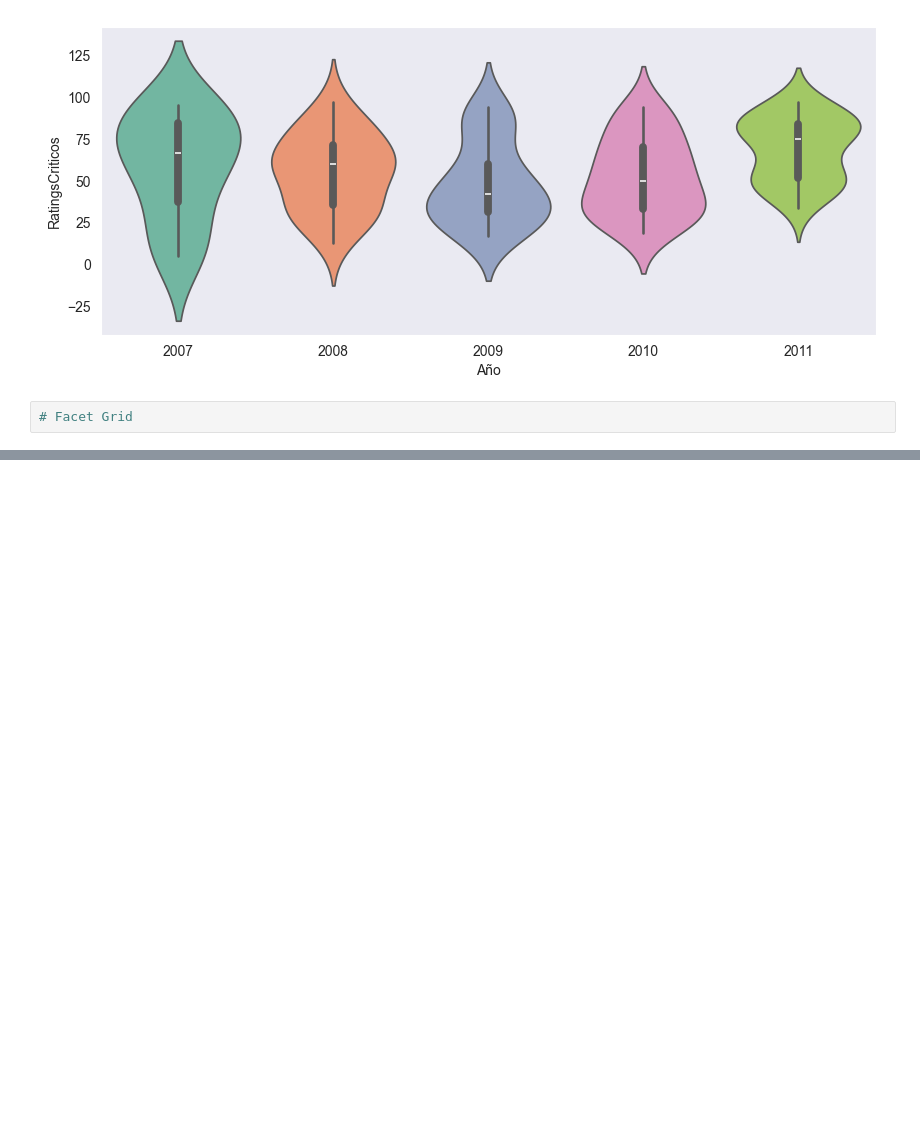
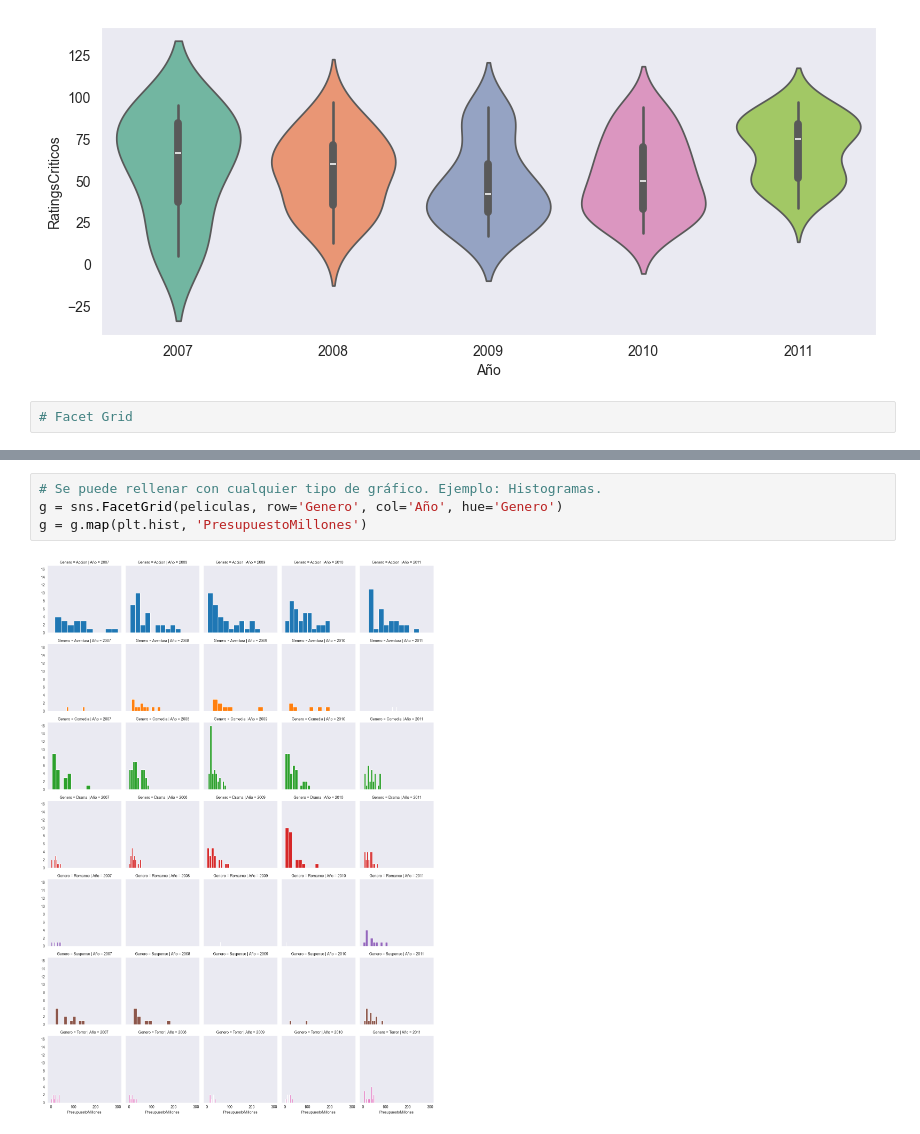
Before and after one commit to Marru73/Ejercicios-Python, a Jupyter notebook: CERTIFICADO IBM/Data_Science.ipynb, the cells around one changed output, grey strips where cells are left out. Saved outputs shown, nothing was run; the diff lists cells and outputs as text; blank space fills up the shorter version.

```diff
--- a/CERTIFICADO IBM/Data_Science.ipynb
+++ b/CERTIFICADO IBM/Data_Science.ipynb
@@ -953,0 +955,6 @@ g = sns.FacetGrid(peliculas, row='Genero', col='Año', hue='Genero')
+# %%
+# Se puede rellenar con cualquier tipo de gráfico. Ejemplo: Histogramas.
+g = sns.FacetGrid(peliculas, row='Genero', col='Año', hue='Genero')
+g = g.map(plt.hist, 'PresupuestoMillones')
+# %% [output]
+[figure, added]
```
Also changed, not shown: parts of 2 cells of this notebook.
